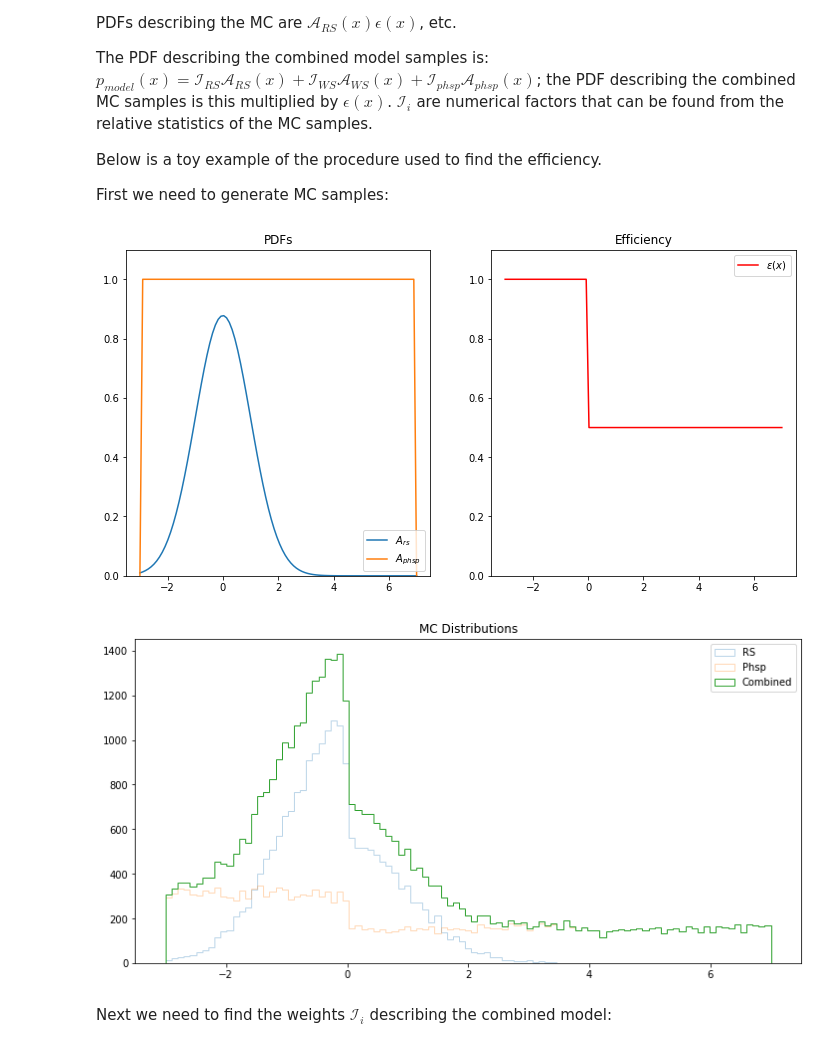
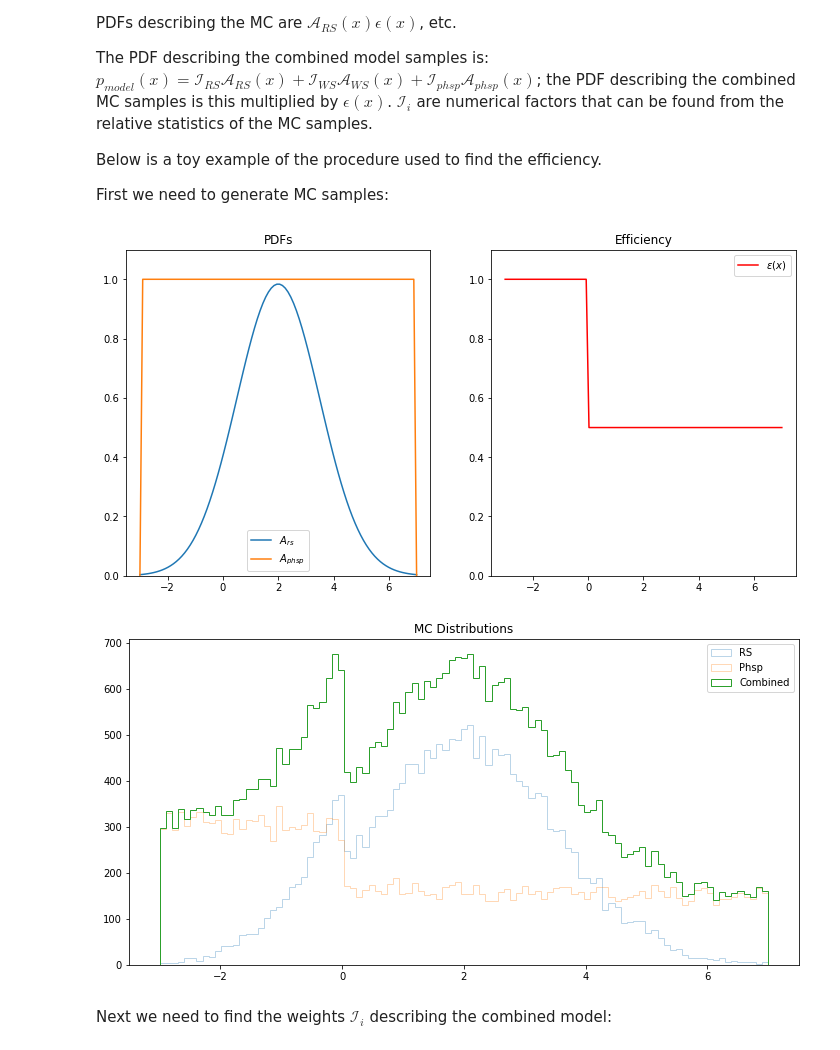
Before and after one commit to richard-lane/addPdfs, a Jupyter notebook: efficiency_toy.ipynb, the cells around one changed output. Drawn from its saved outputs; the diff is of its cells as text; code cells hidden in the pictures.

```diff
--- a/efficiency_toy.ipynb
+++ b/efficiency_toy.ipynb
@@ -57,32 +57,32 @@ First we need to generate MC samples:
 # %%
 # Model "PDFs" - not normalised (on purpose, since in reality amplitude models are rarely normalised)
 def A_rs(x):
-    return 2.2 * norm.pdf(x, loc=0, scale=1)
+    return 3.7 * norm.pdf(x, loc=2.0, scale=1.5)
 
 def A_phsp(x):
     return int(pdf_domain[0] < x < pdf_domain[1])
 
 def e(x):
     if x < 0:
         return 1
     return 0.5
 
 x = np.linspace(*pdf_domain, 100)
 fig, ax = plt.subplots(1, 2, figsize=(12.0, 6.0))
 ax[0].plot(x, [A_rs(i) for i in x], label=r"$A_{rs}$")
 ax[0].plot(x, [A_phsp(i) for i in x], label=r"$A_{phsp}$")
 ax[0].set_ylim((0.0, 1.1))
 ax[0].legend()
 ax[0].set_title("PDFs")
 
 ax[1].plot(x, [e(i) for i in x], label="$\epsilon(x)$", color="r")
 ax[1].legend()
 ax[1].set_ylim((0.0, 1.1))
 ax[1].set_title("Efficiency")
 
 plt.show()
 # %% [output]
-[figure, old version]
+[figure, new version]
 # %%
 # Generate different numbers of points from each distribution
 mc_rs_sample = sample(20000, lambda x: A_rs(x) * e(x))
@@ -100,7 +100,7 @@ plt.legend()
 plt.title("MC Distributions")
 plt.show()
 # %% [output]
-[figure, old version]
+[figure, new version]
 # %% [markdown]
 Next we need to find the weights $\mathcal{I}_i$ describing the combined model:
 # %%
```
Also changed, not shown: parts of 5 cells of this notebook.
